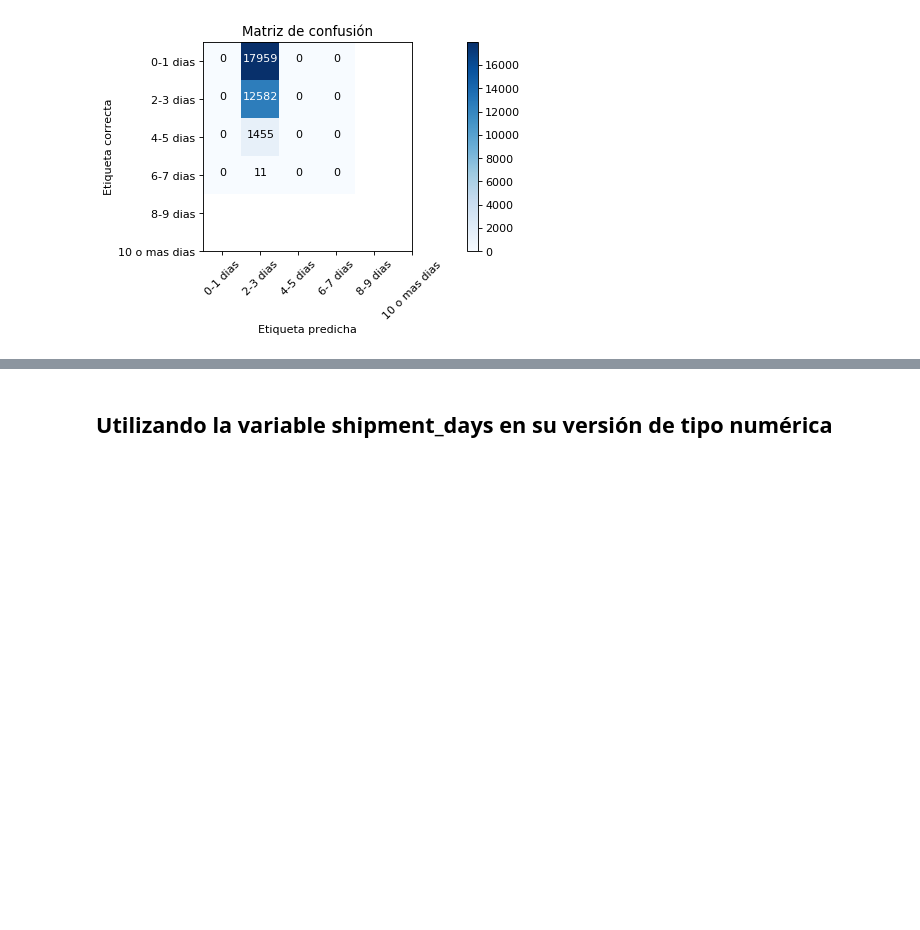
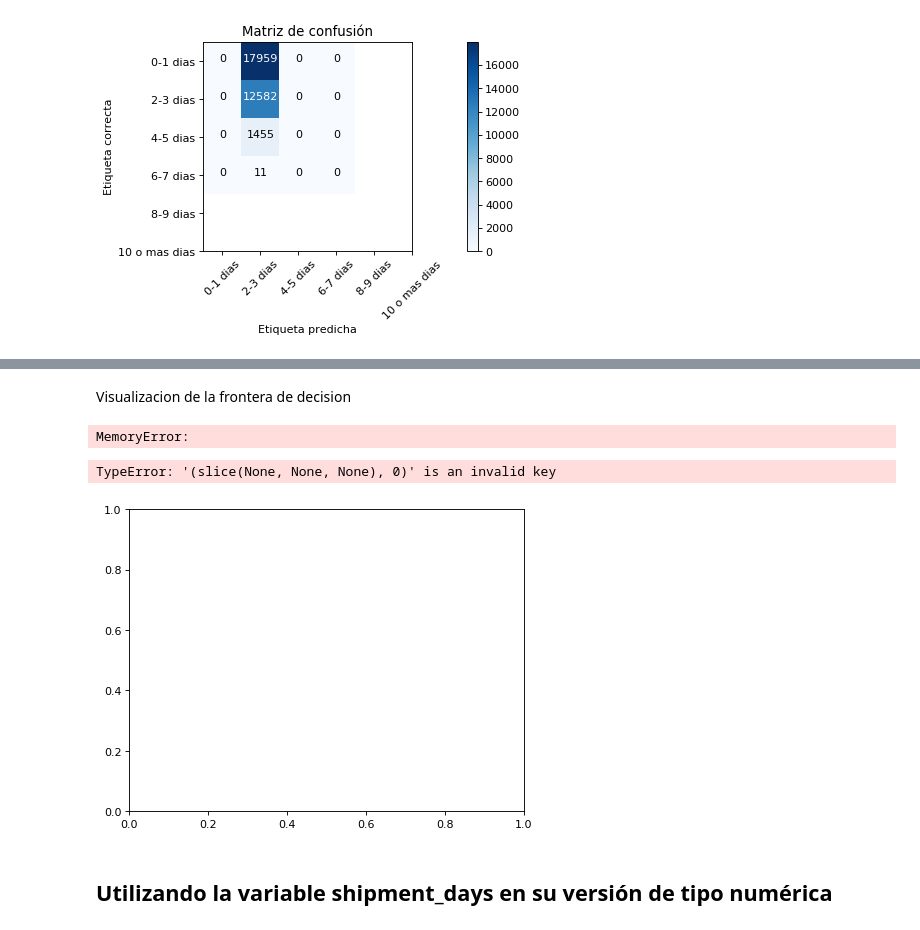
Before and after one commit to cnoeliachaves/diplodatos, a Jupyter notebook: mentoria/practico3-Mentoria.ipynb, the cells around one changed output, grey strips where cells are left out. Saved outputs shown, nothing was run; the diff lists cells and outputs as text; code cells hidden in the pictures; blank space fills up the shorter version.

```diff
--- a/mentoria/practico3-Mentoria.ipynb
+++ b/mentoria/practico3-Mentoria.ipynb
@@ -491,3 +583,37 @@ Probemos con regresión sin regularización
+# %% [markdown]
+Visualizacion de la frontera de decision
+# %%
+classifier_boundary(np.r_[X_train, X_test], model)
+# %% [output]
+MemoryError:
+# %%
+plt.figure(figsize=(14, 5), dpi=80, facecolor='w', edgecolor='k')
+
+#xx, yy, Z = classifier_boundary(np.r_[X_train, X_test], model)
+
+cmap_dots = ListedColormap(['tomato', 'dodgerblue', 'goldenrod', 'red', 'blue', 'green'])
+cmap_back = ListedColormap(['lightcoral', 'skyblue', 'palegoldenrod', 'yelow', 'violet', 'orange'])
+
+# Conjunto de entrenamiento
+plt.subplot(1, 2, 1)
+#plt.pcolormesh(xx, yy, Z, cmap=cmap_back)
+plt.scatter(X_train[:, 0], X_train[:, 1], c=y_train['shipment_days'], cmap=cmap_dots, edgecolor='k', s=20)
+#plt.xlim(xx.min(), xx.max())
+#plt.ylim(yy.min(), yy.max())
+plt.title("Conjunto de Entrenamiento")
+
+# Conjunto de validación
+plt.subplot(1, 2, 2)
+#plt.pcolormesh(xx, yy, Z, cmap=cmap_back)
+plt.scatter(X_test[:, 0], X_test[:, 1], c=y_test['shipment_days'], cmap=cmap_dots, edgecolor='k', s=20)
+#plt.xlim(xx.min(), xx.max())
+#plt.ylim(yy.min(), yy.max())
+plt.title("Conjunto de Validación")
+
+plt.show()
+# %% [output]
+TypeError: '(slice(None, None, None), 0)' is an invalid key
+[figure, added]
 # %% [markdown]
 ## Utilizando la variable shipment_days en su versión de tipo numérica
 # %% [markdown]
```
Also changed, not shown: parts of 20 cells of this notebook.
